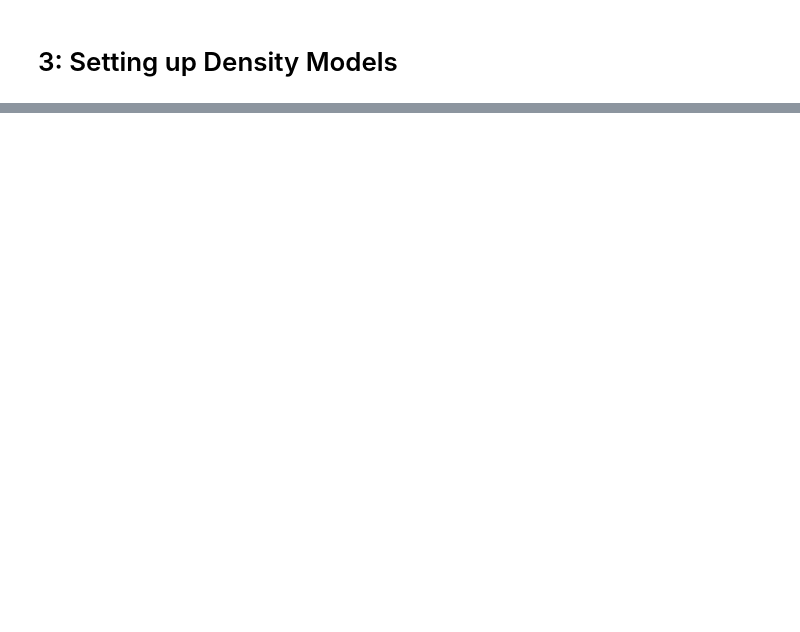
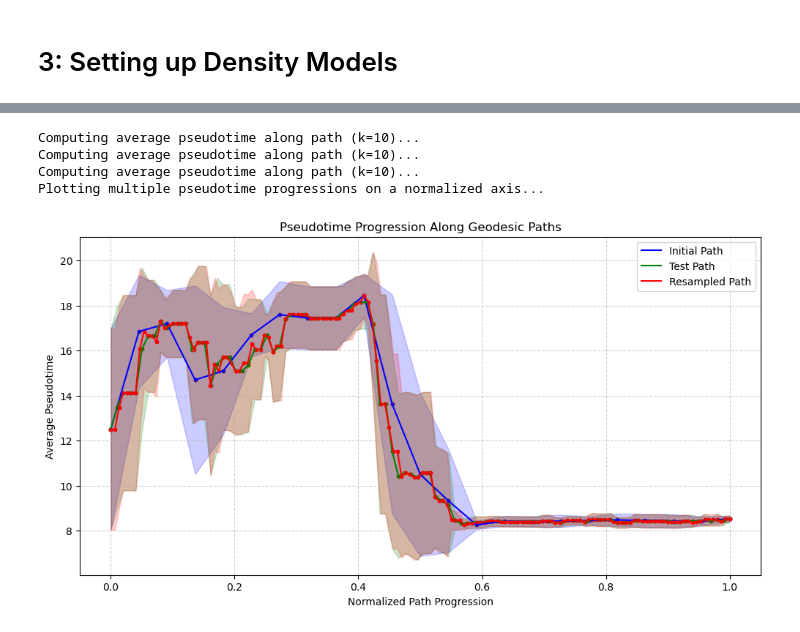
Before and after one commit to slausmeister/genodesic, a Jupyter notebook: Genodesic_tutorial.ipynb, the cells around one changed output, grey strips where cells are left out. Drawn from its saved outputs; the diff is of its cells as text; code cells hidden in the pictures; blank space fills up the shorter version.

```diff
--- a/Genodesic_tutorial.ipynb
+++ b/Genodesic_tutorial.ipynb
@@ -146,0 +293,55 @@ AttributeError: 'SequenceINN' object has no attribute 'dim'
+# %%
+from Genodesic.PathTools import DensityBasedResampling
+
+resampled_path = DensityBasedResampling(
+    phi=phi_initial,
+    model=model,
+    num_points=150,
+    beta = 4
+)
+
+test_path = DensityBasedResampling(
+    phi=phi_initial,
+    model=model,
+    num_points=100,
+    beta = -4
+)
+# %%
+from Genodesic.PathTools.Wallclock import compute_path_pseudotime
+
+avg_initial, std_initial = compute_path_pseudotime(
+    phi_initial, latent_reps, timepoints, k=10
+)
+
+# avg_relaxed, std_relaxed = compute_path_pseudotime(
+#     refined_path, latent_reps, timepoints, k=10
+# )
+
+avg_relaxed, std_relaxed = compute_path_pseudotime(
+    test_path, latent_reps, timepoints, k=10
+)
+
+avg_resampled, std_resampled = compute_path_pseudotime(
+    resampled_path, latent_reps, timepoints, k=10
+)
+
+# 2. Collect all results into a single list of tuples
+all_results = [
+    (avg_initial, std_initial, 'Initial Path'),
+    (avg_relaxed, std_relaxed, 'Test Path'),
+    (avg_resampled, std_resampled, 'Resampled Path')
+]
+
+from Genodesic.PathTools.Diagnostics import plot_pseudotime_progressions
+
+# 3. Call the modified plotting function once with all the data
+plot_pseudotime_progressions(
+    all_results,
+    colors=['blue', 'green', 'red']
+)
+# %% [output]
+Computing average pseudotime along path (k=10)...
+Computing average pseudotime along path (k=10)...
+Computing average pseudotime along path (k=10)...
+Plotting multiple pseudotime progressions on a normalized axis...
+[figure, added]
```
Also changed, not shown: parts of 24 cells of this notebook, 27 other files.
